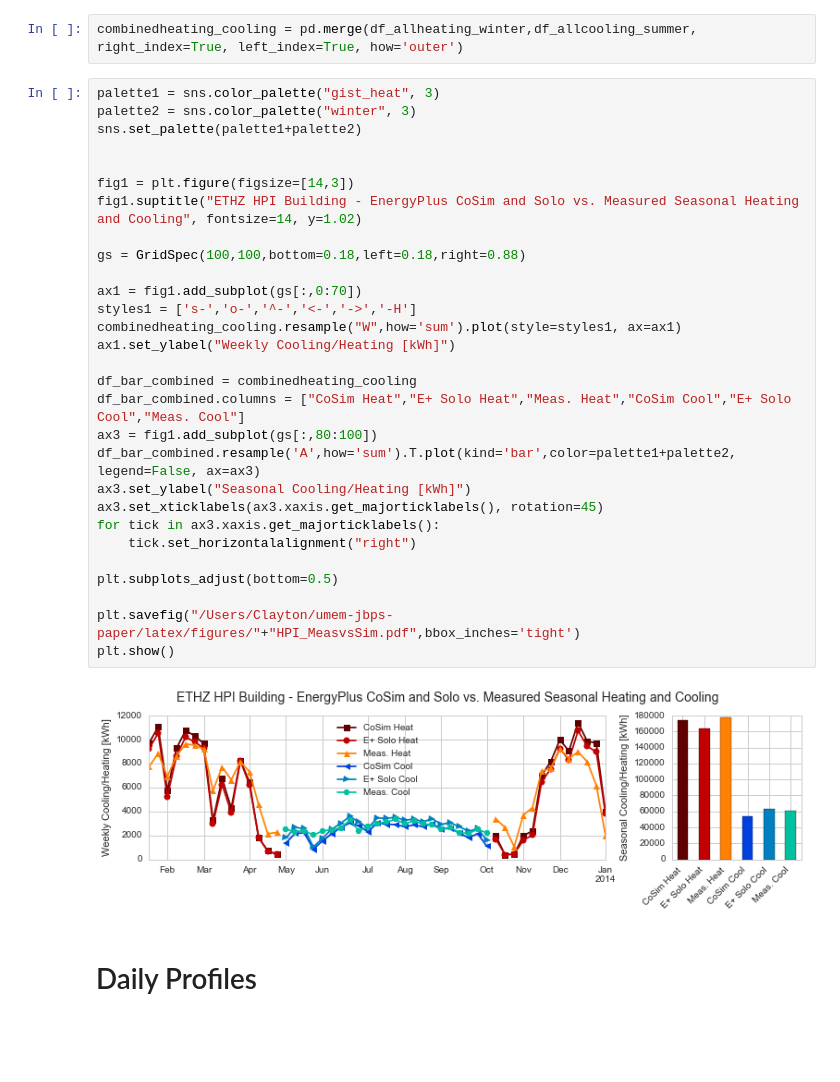
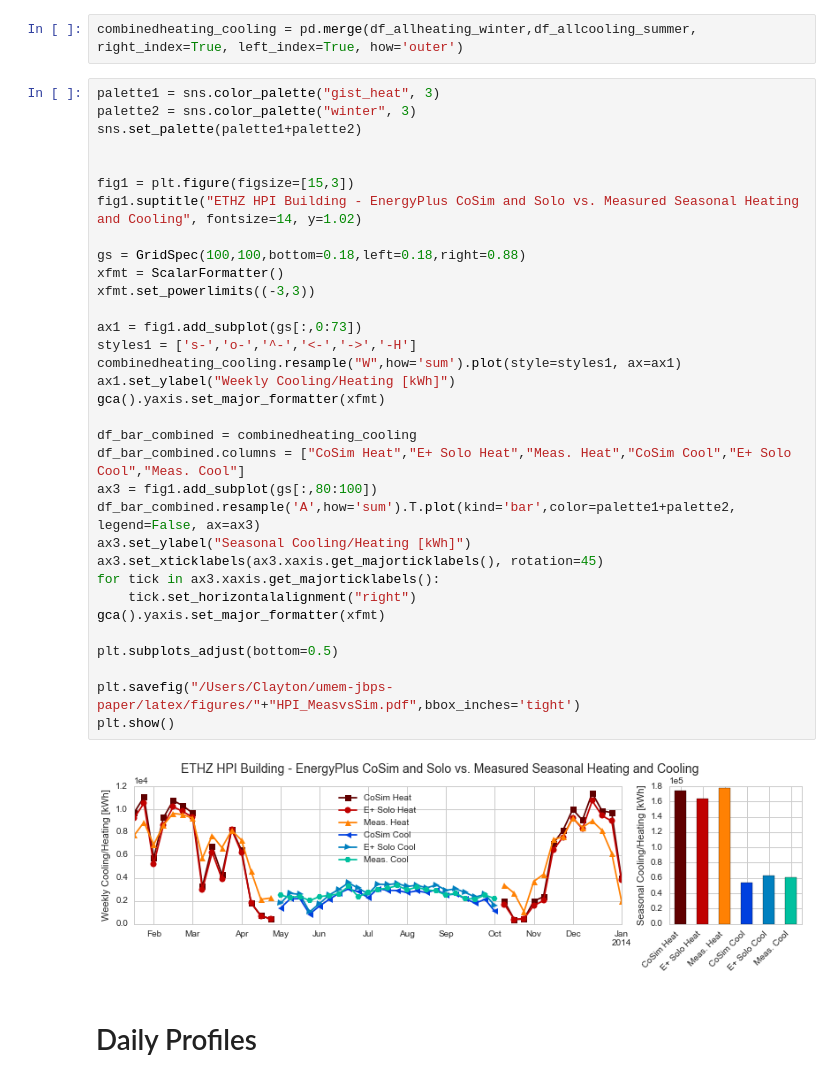
Before and after one commit to architecture-building-systems/umem-jbps-paper, a Jupyter notebook: ipy-notebooks/Simulation Analysis Graphics for Paper - HPI Building.ipynb, the cells around one changed output. Cells and saved outputs as stored; diff of their text form; blank space fills up the shorter version.

```diff
--- a/ipy-notebooks/Simulation Analysis Graphics for Paper - HPI Building.ipynb
+++ b/ipy-notebooks/Simulation Analysis Graphics for Paper - HPI Building.ipynb
@@ -87,34 +88,38 @@ combinedheating_cooling = pd.merge(df_allheating_winter,df_allcooling_summer, ri
 # %%
 palette1 = sns.color_palette("gist_heat", 3)
 palette2 = sns.color_palette("winter", 3)
 sns.set_palette(palette1+palette2)
 
 
-fig1 = plt.figure(figsize=[14,3])
+fig1 = plt.figure(figsize=[15,3])
 fig1.suptitle("ETHZ HPI Building - EnergyPlus CoSim and Solo vs. Measured Seasonal Heating and Cooling", fontsize=14, y=1.02)
 
 gs = GridSpec(100,100,bottom=0.18,left=0.18,right=0.88)
+xfmt = ScalarFormatter()
+xfmt.set_powerlimits((-3,3))
 
-ax1 = fig1.add_subplot(gs[:,0:70])
+ax1 = fig1.add_subplot(gs[:,0:73])
 styles1 = ['s-','o-','^-','<-','->','-H']
 combinedheating_cooling.resample("W",how='sum').plot(style=styles1, ax=ax1)
 ax1.set_ylabel("Weekly Cooling/Heating [kWh]")
+gca().yaxis.set_major_formatter(xfmt)
 
 df_bar_combined = combinedheating_cooling
 df_bar_combined.columns = ["CoSim Heat","E+ Solo Heat","Meas. Heat","CoSim Cool","E+ Solo Cool","Meas. Cool"]
 ax3 = fig1.add_subplot(gs[:,80:100])
 df_bar_combined.resample('A',how='sum').T.plot(kind='bar',color=palette1+palette2, legend=False, ax=ax3)
 ax3.set_ylabel("Seasonal Cooling/Heating [kWh]")
 ax3.set_xticklabels(ax3.xaxis.get_majorticklabels(), rotation=45)
 for tick in ax3.xaxis.get_majorticklabels():
     tick.set_horizontalalignment("right")
+gca().yaxis.set_major_formatter(xfmt)
 
 plt.subplots_adjust(bottom=0.5)
 
 plt.savefig("/Users/Clayton/umem-jbps-paper/latex/figures/"+"HPI_MeasvsSim.pdf",bbox_inches='tight')
 plt.show()
 # %% [output]
-[figure, old version]
+[figure, new version]
 # %% [markdown]
 # Daily Profiles
 # %%
```
Also changed, not shown: parts of 4 cells of this notebook, 15 other files.
